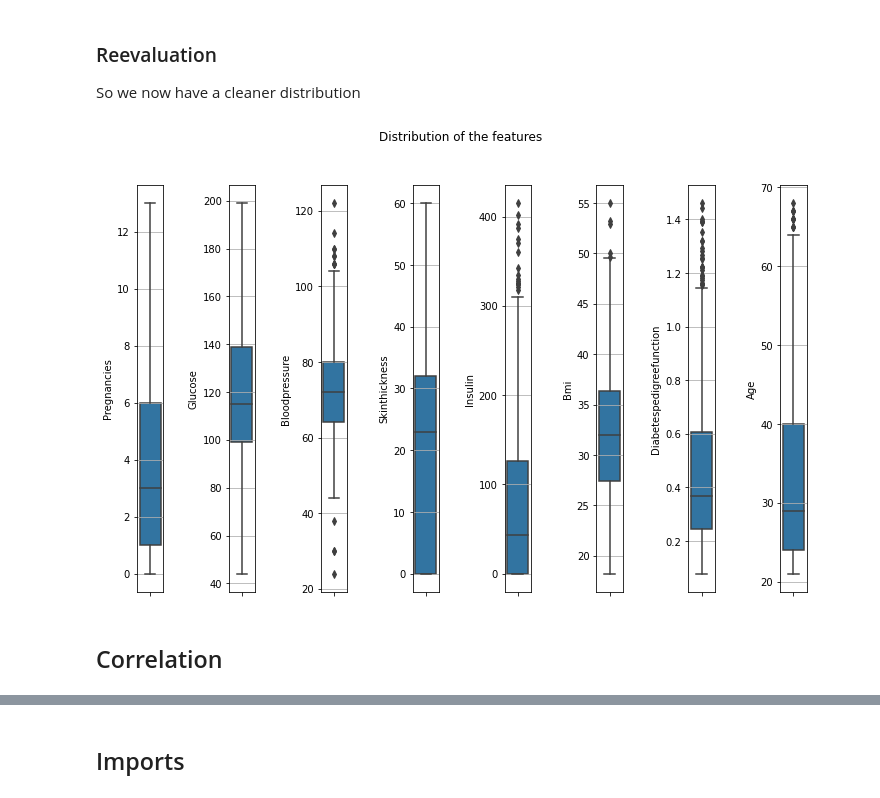
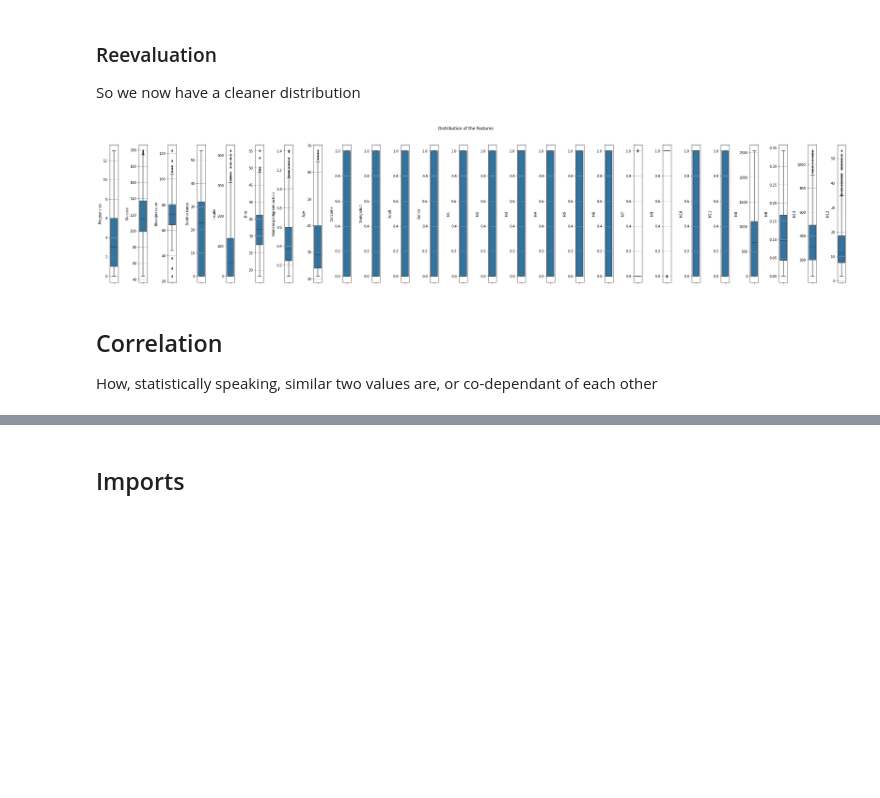
Before and after one commit to jofaval/pima-indian-diabetes, a Jupyter notebook: notebook.ipynb, the cells around one changed output, grey strips where cells are left out. Drawn from its saved outputs; the diff is of its cells as text; code cells hidden in the pictures; blank space fills up the shorter version.

```diff
--- a/notebook.ipynb
+++ b/notebook.ipynb
@@ -182,3 +252,15 @@ sns.histplot(data=observation_group, x='Pregnancies', hue='Outcome', ax=axes[1])
 The variability of the data
 # %% [markdown]
 I'd rather remove values out of scope, than to mutate them, to create/modify data with fake values is risky, too risky, and we're talking about lifes here, not just numbes.
+# %%
+# columns = features
+columns = dataframe.columns
+n_columns = len(columns)
+fig, axes = plt.subplots(1, n_columns, figsize=(1.5 * n_columns, 7.5))
+fig.suptitle('Distribution of the features')
+plt.subplots_adjust(wspace=2.5)
+for index, col in enumerate(columns):
+  ax = axes[int(index % n_columns)]
+  ax.grid()
+  sns.boxplot(data=dataframe, y=col, ax=ax)
+  ax.set_ylabel(col.title())
@@ -185,2 +269,4 @@ I'd rather remove values out of scope, than to mutate them, to create/modify dat
 # %%
 REMOVE_OUTLIERS = True #@param {type:'boolean'}
+USE_SCIPY_HANDLING = True #@param {type:'boolean'}
+USE_FILTER_HANDLING = True #@param {type:'boolean'}
@@ -211,7 +283,7 @@ That referenced:
 
 https://www.adamsmith.haus/python/answers/how-to-remove-outliers-from-a-pandas-dataframe-in-python
 # %%
-if REMOVE_OUTLIERS:
+if REMOVE_OUTLIERS and USE_SCIPY_HANDLING:
   import scipy
 
   z_scores = scipy.stats.zscore(dataframe)
@@ -222,7 +294,7 @@ if REMOVE_OUTLIERS:
 # %% [markdown]
 A more manual way if you'd like
 # %%
-if REMOVE_OUTLIERS:
+if REMOVE_OUTLIERS and USE_FILTER_HANDLING:
   dataframe = dataframe[ dataframe['Glucose'] > 0 ]
   dataframe = dataframe[ dataframe['BloodPressure'] > 0 ]
   dataframe = dataframe[ dataframe['BMI'] > 0 ]
@@ -232,21 +304,23 @@ if REMOVE_OUTLIERS:
 
 So we now have a cleaner distribution
 # %%
-columns = features
-# columns = dataframe.columns
+# columns = features
+columns = dataframe.columns
 n_columns = len(columns)
 fig, axes = plt.subplots(1, n_columns, figsize=(1.5 * n_columns, 7.5))
 fig.suptitle('Distribution of the features')
 plt.subplots_adjust(wspace=2.5)
 for index, col in enumerate(columns):
   ax = axes[int(index % n_columns)]
   ax.grid()
   sns.boxplot(data=dataframe, y=col, ax=ax)
   ax.set_ylabel(col.title())
 # %% [output]
-[figure, old version]
+[figure, new version]
-# %% [markdown]
-## Correlation
+# %% [markdown]
+## Correlation
+
+How, statistically speaking, similar two values are, or co-dependant of each other
 # %%
 correlation = dataframe.corr().abs()
 matrix = np.triu(correlation)
```
Also changed, not shown: parts of 107 cells of this notebook, 1 other file.
